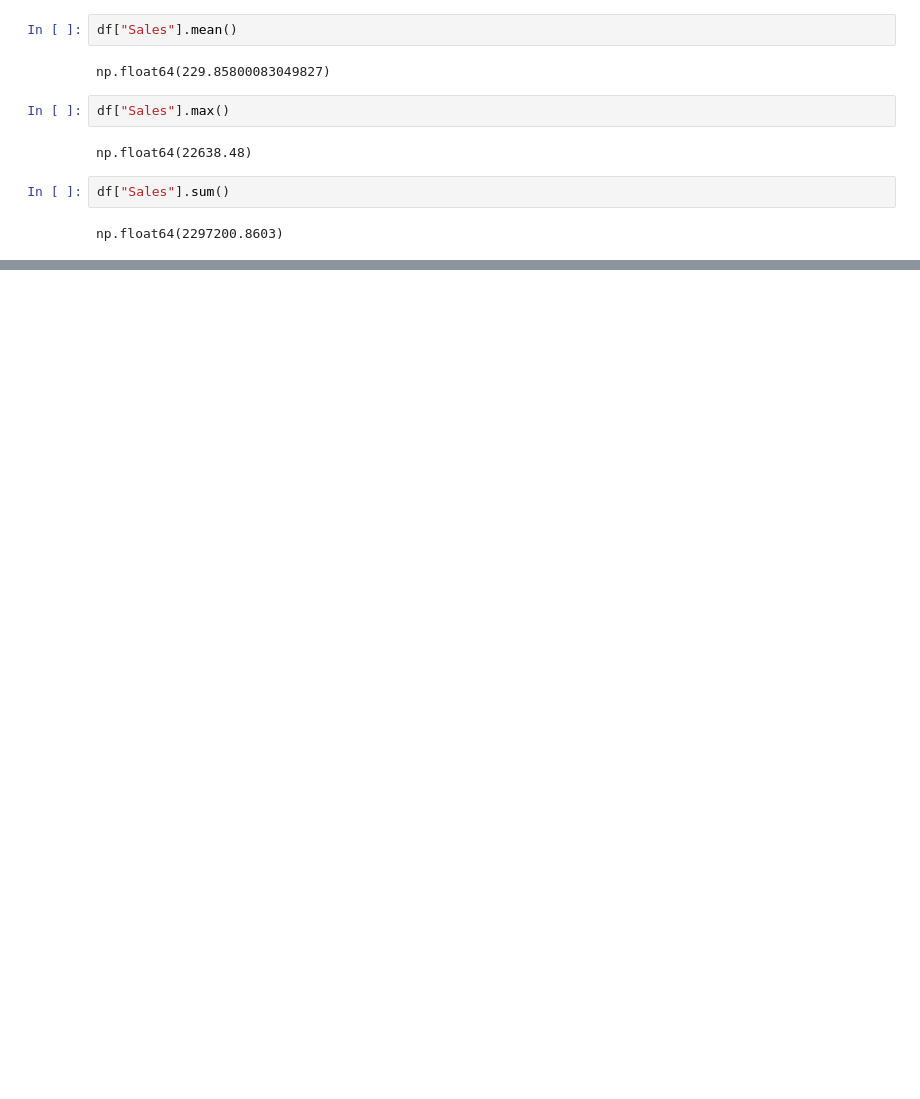
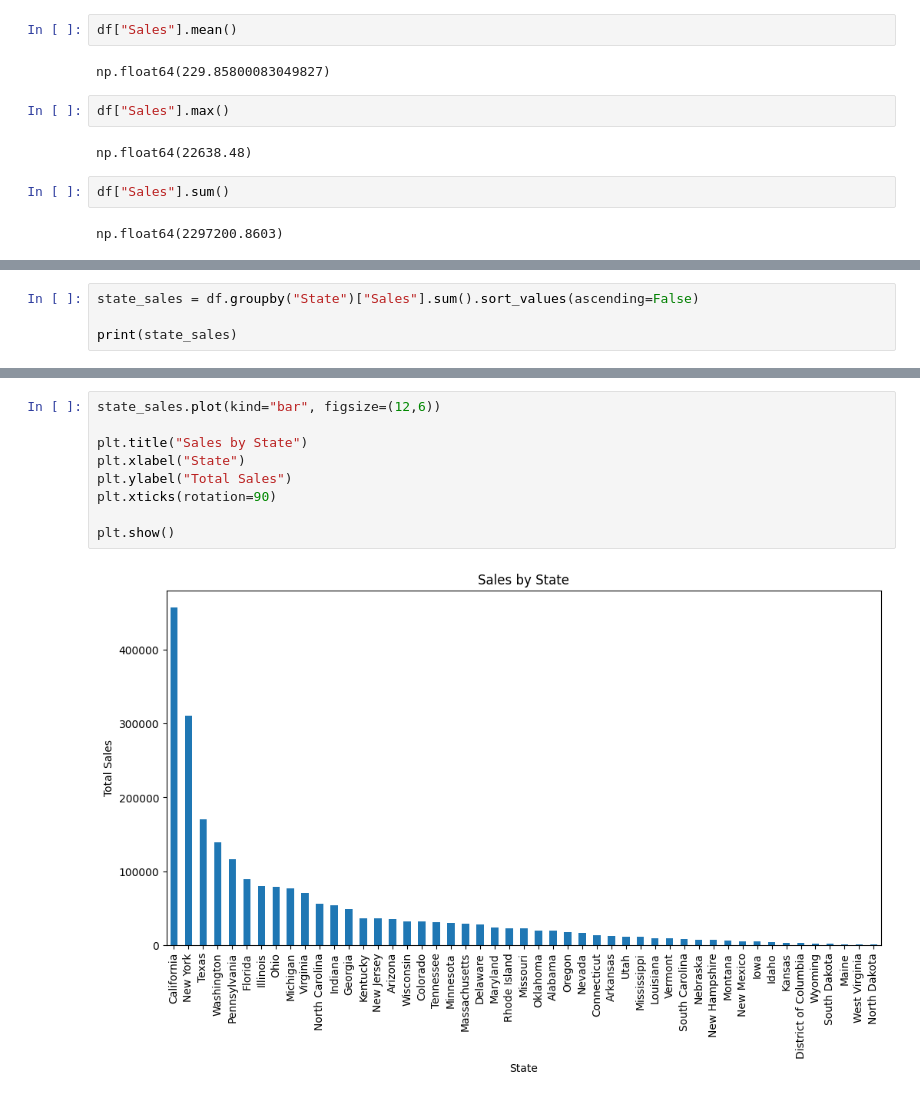
Before and after one commit to Twinkle0507/Data-Analytics-Portfolio, a Jupyter notebook: Projects/01_Sales_Analysis/notebook/Sales_Analysis.ipynb, the cells around one changed output, grey strips where cells are left out. Saved outputs shown, nothing was run; the diff lists cells and outputs as text; blank space fills up the shorter version.

```diff
--- a/Projects/01_Sales_Analysis/notebook/Sales_Analysis.ipynb
+++ b/Projects/01_Sales_Analysis/notebook/Sales_Analysis.ipynb
@@ -167,0 +210,4 @@ np.float64(2297200.8603)
+# %%
+state_sales = df.groupby("State")["Sales"].sum().sort_values(ascending=False)
+
+print(state_sales)
@@ -167,0 +232,11 @@ np.float64(2297200.8603)
+# %%
+state_sales.plot(kind="bar", figsize=(12,6))
+
+plt.title("Sales by State")
+plt.xlabel("State")
+plt.ylabel("Total Sales")
+plt.xticks(rotation=90)
+
+plt.show()
+# %% [output]
+[figure, added]
```
Also changed, not shown: parts of 14 cells of this notebook, 5 other files.
